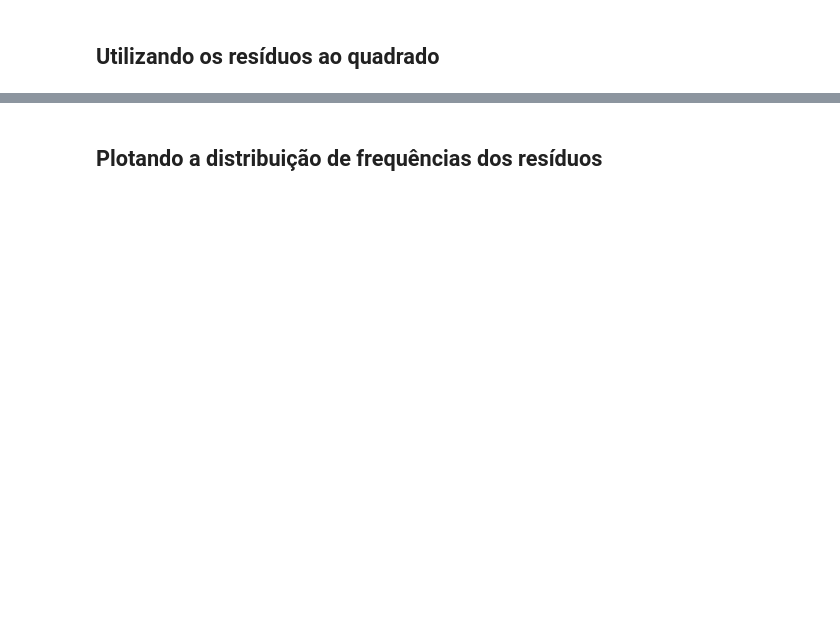
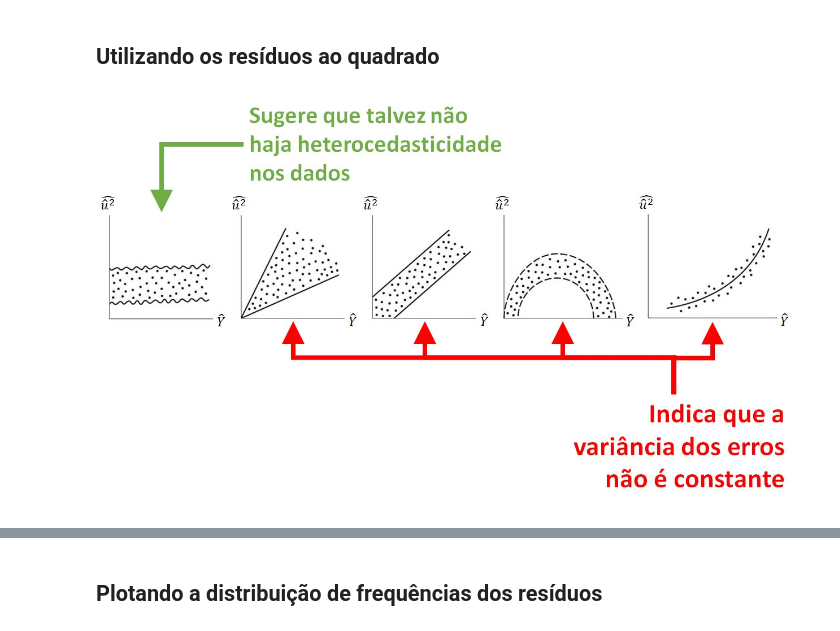
Before and after one commit to arthur-pulini/Estatistica_com_python_6, a Jupyter notebook: Regressao Linear.ipynb, the cells around one changed output, grey strips where cells are left out. Cells and saved outputs as stored; diff of their text form; code cells hidden in the pictures; blank space fills up the shorter version.

```diff
--- a/Regressao Linear.ipynb
+++ b/Regressao Linear.ipynb
@@ -531,3 +553,7 @@ Método informal de verificação da hipótese de variância constante dos resí
 # %% [markdown]
 ## Utilizando os resíduos ao quadrado
+# %%
+Image(filename='var_u.jpg')
+# %% [output]
+[figure, added]
 # %% [markdown]
```
Also changed, not shown: parts of 7 cells of this notebook.
